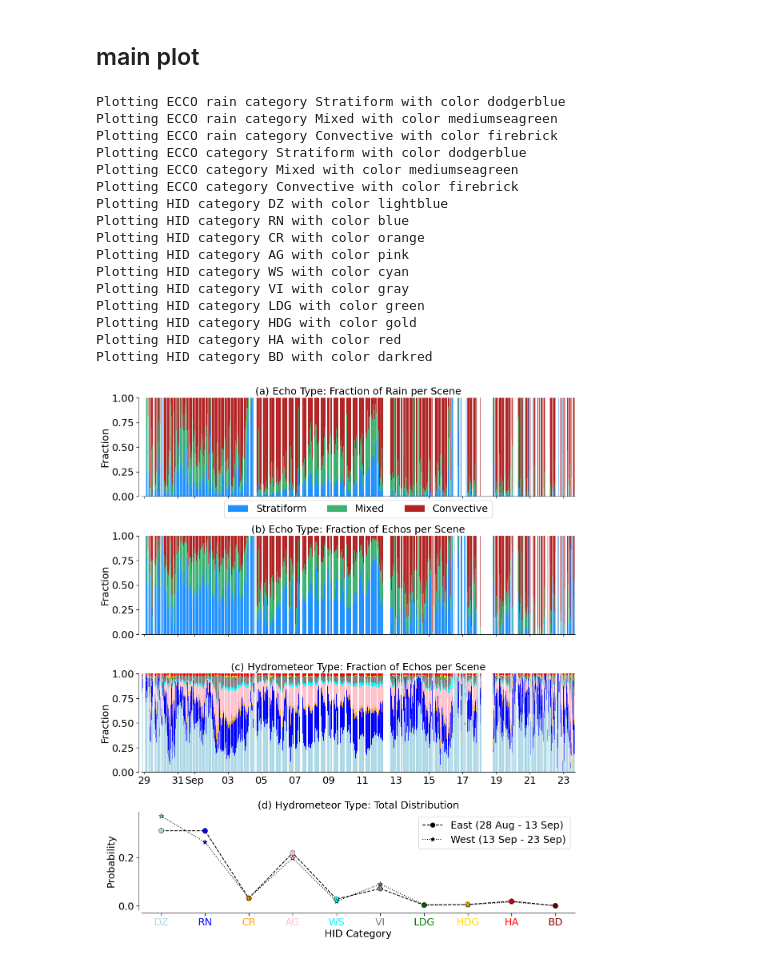
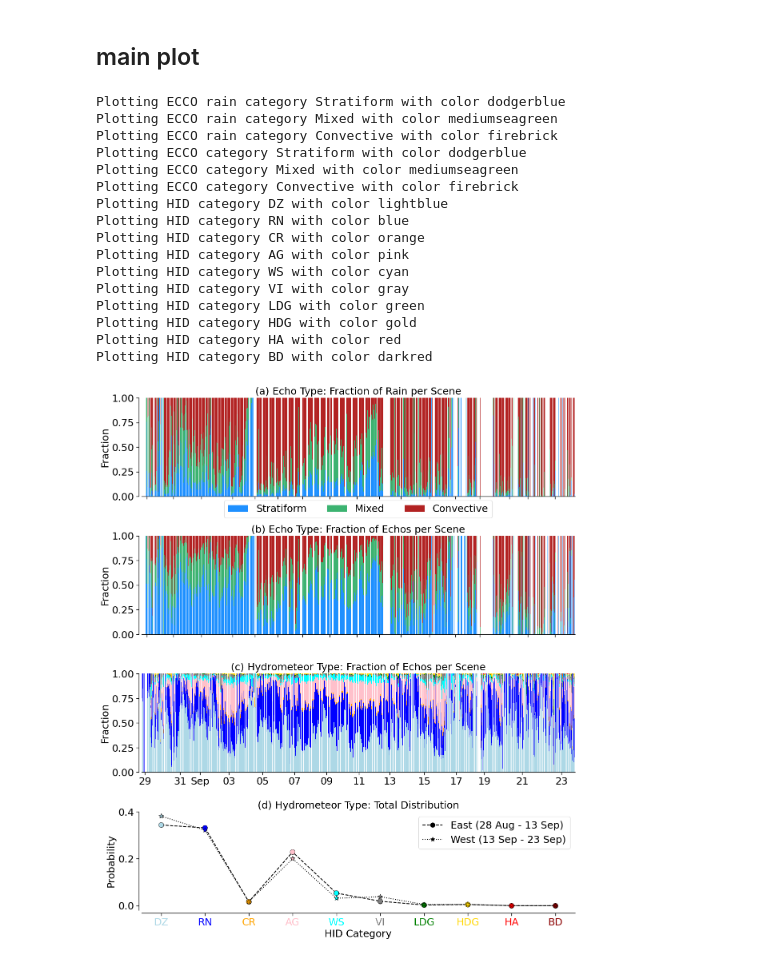
Before and after one commit to allison-wing/PICCOLO_overview_paper, a Jupyter notebook: plot_HID_stats.ipynb, the cells around one changed output. Drawn from its saved outputs; the diff is of its cells as text; code cells hidden in the pictures.

Commit message:
figure formatting

```diff
--- a/plot_HID_stats.ipynb
+++ b/plot_HID_stats.ipynb
@@ -98,4 +98,6 @@ Read in histogram counts/density over entire campaign (AP)
 # %%
-vol_HID_all = xr.open_dataset('./processed_data/SEA-POLv1.2_vol_HID_hist_density.nc')
+# histogram counts/probability accumulated over the entire campaign
+#vol_HID_all = xr.open_dataset('./processed_data/SEA-POLv1.2_vol_HID_hist_density.nc')
+vol_HID_all = pd.read_csv('./processed_data/hid_total_probability_v2_gridded.csv')
 vol_HID_all
 # %% [output]
@@ -111,0 +115,4 @@ Data variables:
+# %%
+# HID fraction by scene
+vol_HID = xr.open_dataset('./processed_data/hid_fraction_by_scene_v2_gridded.nc')
+vol_HID
@@ -388,11 +479,12 @@ hid_labels = ['DZ', 'RN', 'CR', 'AG', 'WS', 'VI', 'LDG', 'HDG', 'HA', 'BD']
 hid_colors = ['lightblue', 'blue', 'orange', 'pink', 'cyan', 'gray', 'green', 'gold', 'red', 'darkred']
 
 # Prepare data
-hid_data = np.array([vol_HID_all.hid_density[:, i] * np.diff(vol_HID_all.bin_edges)[i] for i in range(10)])
-x_pos = np.arange(len(vol_HID_all.time))
+#hid_data = np.array([vol_HID_all.hid_density[:, i] * np.diff(vol_HID_all.bin_edges)[i] for i in range(10)])
+hid_data = np.array([vol_HID.fraction[:, i] for i in range(10)])
+x_pos = np.arange(len(vol_HID.time))
 
 # Create stacked bar chart
-bottom = np.zeros(len(vol_HID_all.time))
+bottom = np.zeros(len(vol_HID.time))
 for i, (label, color) in enumerate(zip(hid_labels, hid_colors)):
     print(f'Plotting HID category {label} with color {color}')
     axs[2].bar(x_pos, hid_data[i], label=label, color=color, bottom=bottom)
@@ -407,7 +499,7 @@ axs[2].xaxis.set_visible(False)
 axs[2].spines['bottom'].set_visible(False)
 
 # Secondary x-axis in date space so we can use AutoDateLocator/ConciseDateFormatter
-_time_dt = pd.to_datetime(vol_HID_all.time.values)
+_time_dt = pd.to_datetime(vol_HID.time.values)
 _time_num = mdates.date2num(_time_dt.to_pydatetime())
 
 def _x_to_date(x):
@@ -444,25 +536,10 @@ axs[2].set_title('(c) Hydrometeor Type: Fraction of Echos per Scene',fontsize =
 
 ##############################################################################
 # Probability density in each bin across all times
-total_hid_hist = np.nansum(vol_HID_all.hid_hist.values, axis=0)
-total_count = np.nansum(np.nansum(vol_HID_all.hid_hist.values,axis=0),axis=0)
-total_hid_prob = (total_hid_hist/total_count)*np.diff(vol_HID_all.bin_edges)
-
-#find index corresponding to 9/13
-iEW = np.abs(pd.to_datetime(vol_HID_all.time) - np.datetime64('2024-09-13')).argmin()
-
-# just over east (before 9/13)
-east_hid_hist = np.nansum(vol_HID_all.hid_hist.values[:iEW,:], axis=0)
-east_count = np.nansum(np.nansum(vol_HID_all.hid_hist.values[:iEW,:],axis=0),axis=0)
-east_hid_prob = (east_hid_hist/east_count)*np.diff(vol_HID_all.bin_edges)
-
-# just over west (after 9/13)
-west_hid_hist = np.nansum(vol_HID_all.hid_hist.values[iEW:,:], axis=0)
-west_count = np.nansum(np.nansum(vol_HID_all.hid_hist.values[iEW:,:],axis=0),axis=0)
-west_hid_prob = (west_hid_hist/west_count)*np.diff(vol_HID_all.bin_edges)
 
 # Plot: use a line + a colored scatter overlay so each marker can have its own color
-_x = vol_HID_all.bin_edges[:-1]
+#_x = vol_HID_all.bin_edges[:-1]
+_x = vol_HID_all.index+0.5
 axs[3].plot(_x, east_hid_prob, 'o--', markersize=8, color='black', linewidth=1.5, label='East (28 Aug - 13 Sep)',zorder=1)
 axs[3].plot(_x, west_hid_prob, '*:', markersize=8, color='black', linewidth=1.5, label='West (13 Sep - 23 Sep)',zorder=2)
 
@@ -502,31 +579,31 @@ fig.tight_layout(rect=[0, 0.12, 1, 1])
 fig.subplots_adjust(hspace=0.4)
 
 # Ensure per-label tick colors stick (Matplotlib/Seaborn can recreate tick labels during draw)
 fig.canvas.draw()
 for _t, _c in zip(axs[3].get_xticklabels(), hid_colors):
     _t.set_color(_c)
 
 axs[0].spines['bottom'].set_visible(False)
 axs[1].spines['bottom'].set_visible(False)
 axs[2].spines['bottom'].set_visible(False)
 
 #save figures
 fig.savefig('./figures/Fig_HID_convstrat.pdf', dpi=300, bbox_inches='tight')
 # %% [output]
 Plotting ECCO rain category Stratiform with color dodgerblue
 Plotting ECCO rain category Mixed with color mediumseagreen
 Plotting ECCO rain category Convective with color firebrick
 Plotting ECCO category Stratiform with color dodgerblue
 Plotting ECCO category Mixed with color mediumseagreen
 Plotting ECCO category Convective with color firebrick
 Plotting HID category DZ with color lightblue
 Plotting HID category RN with color blue
 Plotting HID category CR with color orange
 Plotting HID category AG with color pink
 Plotting HID category WS with color cyan
 Plotting HID category VI with color gray
 Plotting HID category LDG with color green
 Plotting HID category HDG with color gold
 Plotting HID category HA with color red
 Plotting HID category BD with color darkred
-[figure, old version]
+[figure, new version]
```
Also changed, not shown: parts of 11 cells of this notebook, 9 other files.
